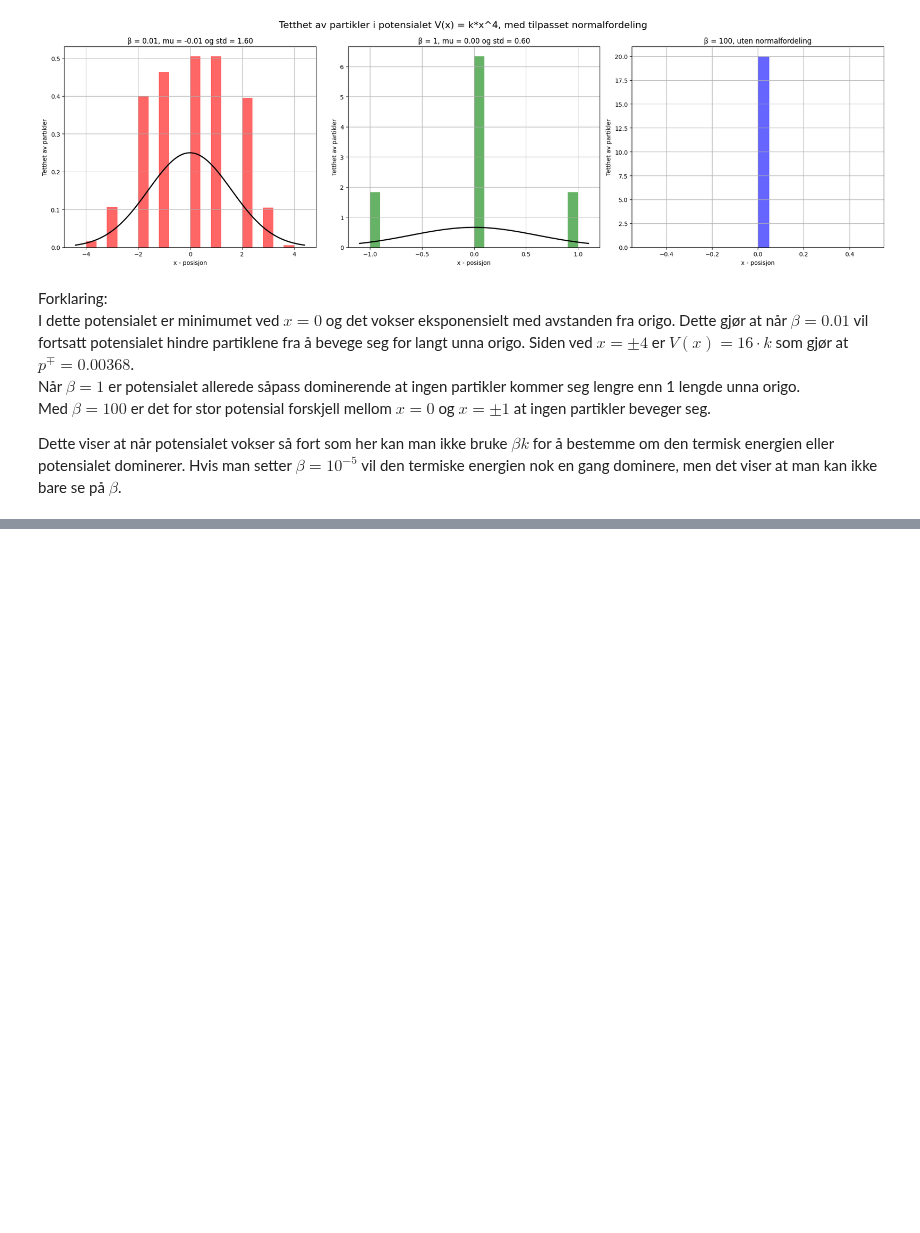
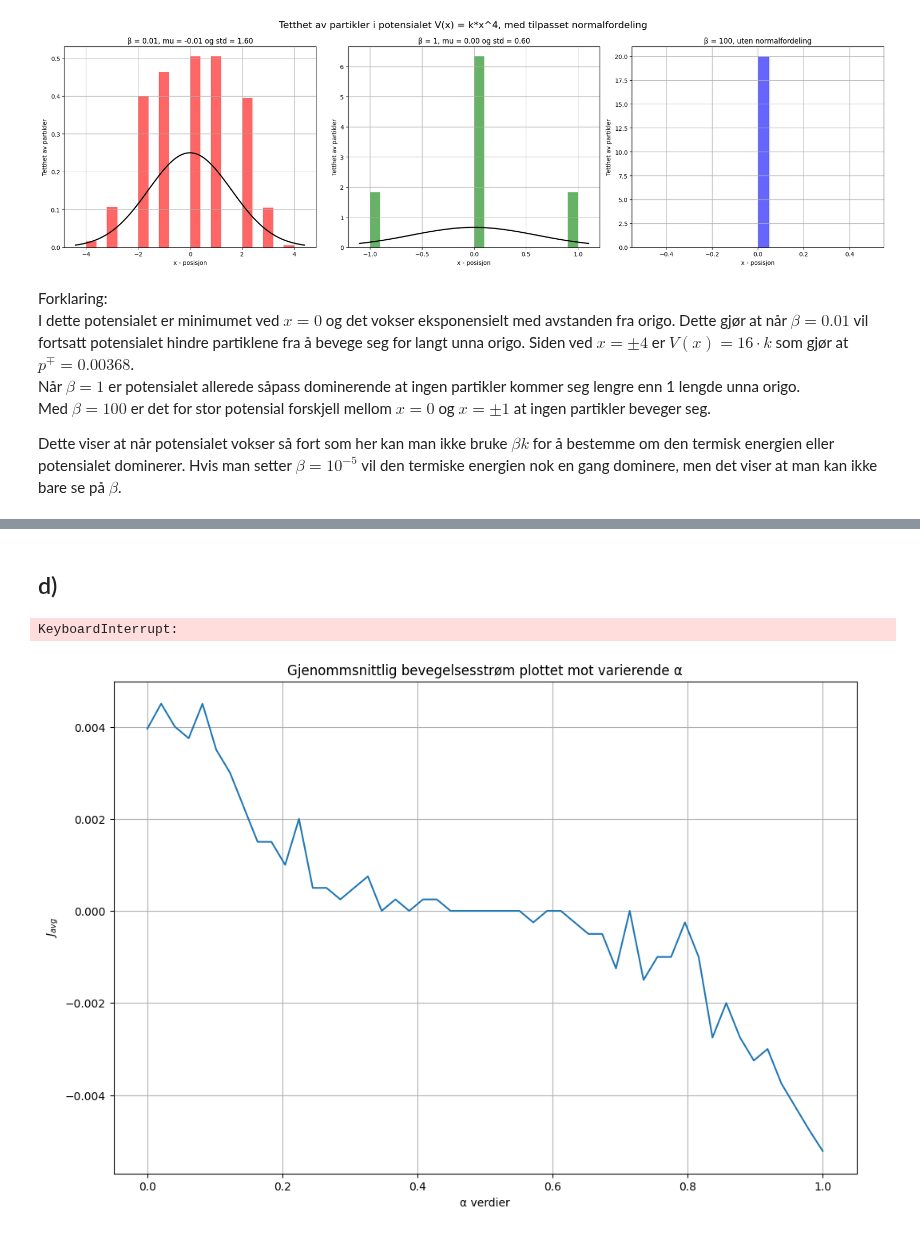
Before and after one commit to marieke-vaske/VitBer-BioFys, a Jupyter notebook: Prosjekt - main.ipynb, the cells around one changed output, grey strips where cells are left out. Cells and saved outputs as stored; diff of their text form; code cells hidden in the pictures; blank space fills up the shorter version.

```diff
--- a/Prosjekt - main.ipynb
+++ b/Prosjekt - main.ipynb
@@ -269,0 +530,32 @@ Dette viser at når potensialet vokser så fort som her kan man ikke bruke $\bet
+# %% [markdown]
+## d)
+# %%
+T_p = 500                       # Endrer alpha for å se om det påvirker bevegelsesstrømmen
+N_x = 100                       # Lengde på potensialperioden
+number_of_particles = 12*N_x    # Med 12*N_x vil det være 6*Nx partikler i hvert minimum av V1
+timeCycle = 1                   # 1 tidssyklus per alpha
+h = 1                           # Steglengde
+
+integers = np.arange(-N_x, N_x, N_x)
+x_start = np.array([i for i in integers for _ in range(int(number_of_particles/2))])
+alpha_array = np.linspace(0, 1, 50) # Definerer 50 jevnt fordelte verdier av alpha
+
+J_avg_all_alpha = []
+
+# Løkke som simulerer for 50 verdier av alpha
+for alf in alpha_array:
+    x4, X4, X_cycle4, J4, J_avg4 = sim2(T_p, N_x, x_start, alpha=alf) # Kjører simulasjon
+    J_avg_all_alpha.append(J_avg4[0]) # Lagrer gjennomsnittsstrøm
+
+# Feil verdier fiks
+# %% [output]
+KeyboardInterrupt:
+# %%
+plt.plot(alpha_array, J_avg_all_alpha)
+plt.title('Gjenommsnittlig bevegelsesstrøm plottet mot varierende α')
+plt.ylabel("$J_{avg}$")
+plt.xlabel('α verdier')
+plt.grid()
+plt.show()
+# %% [output]
+[figure, added]
```
Also changed, not shown: parts of 27 cells of this notebook, 1 other file.
